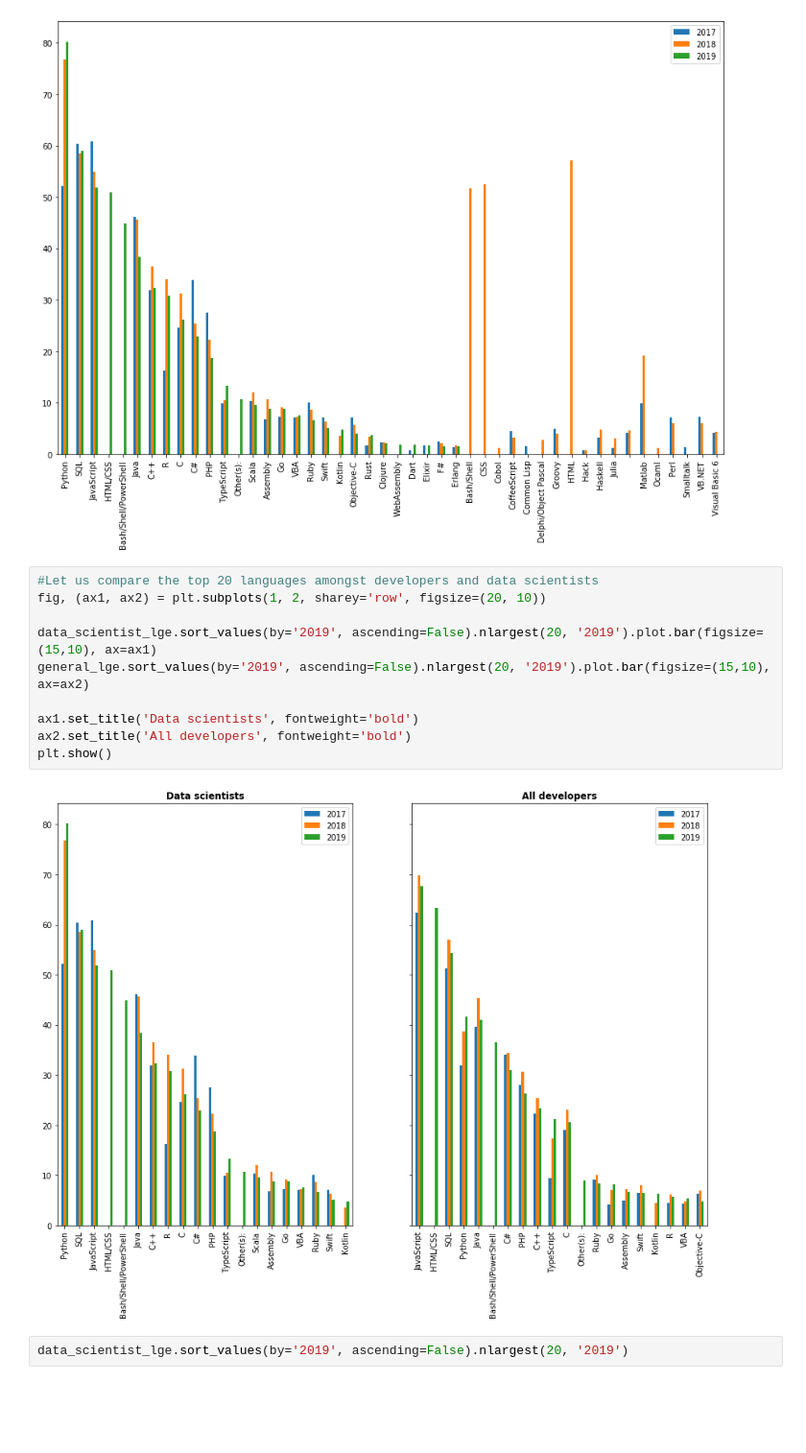
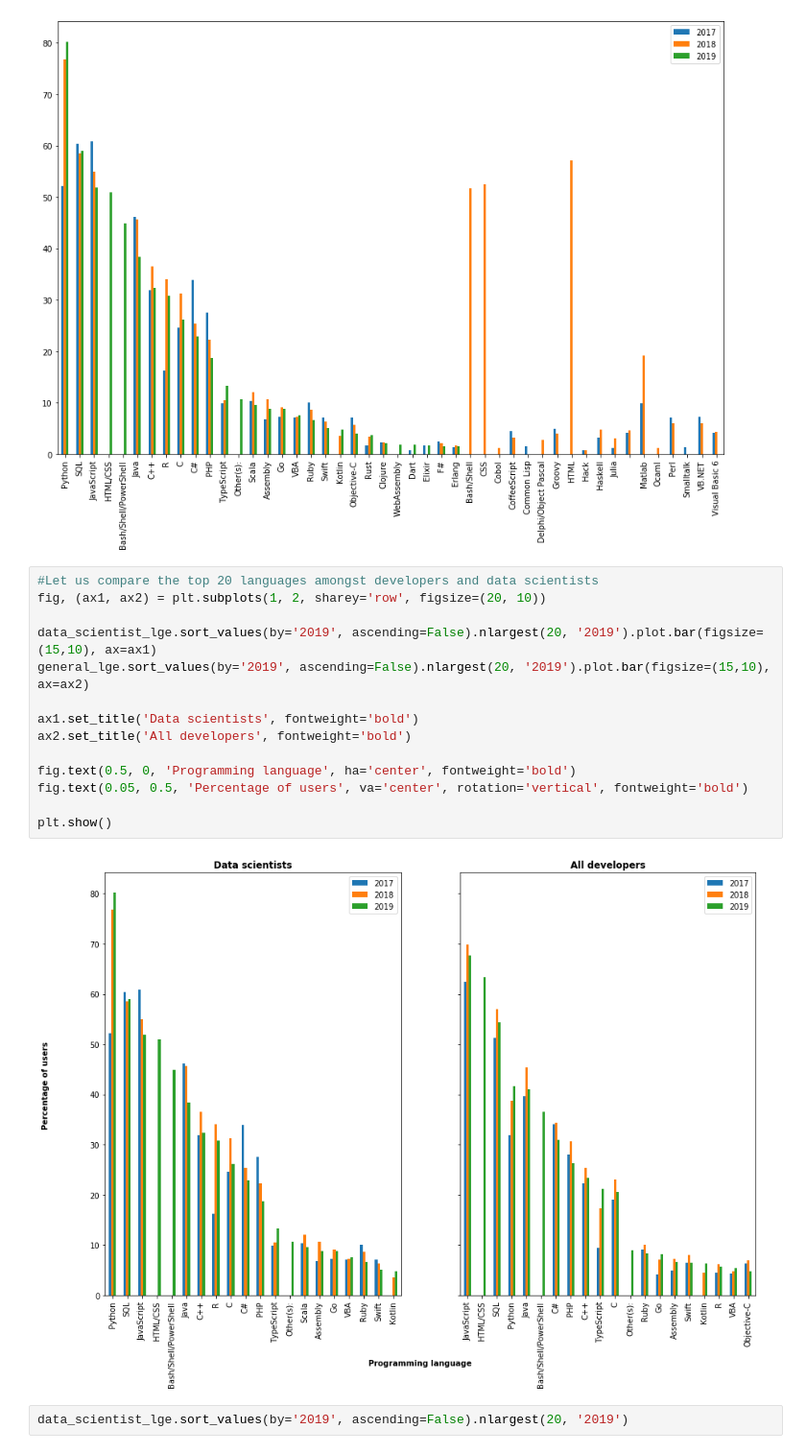
Before and after one commit to jackbot71/stack_overflow_2019, a Jupyter notebook: Stack_Overflow_Over_The_Years.ipynb, the cells around one changed output. Shown at 96% size. Cells and saved outputs as stored; diff of their text form; blank space fills up the shorter version.

```diff
--- a/Stack_Overflow_Over_The_Years.ipynb
+++ b/Stack_Overflow_Over_The_Years.ipynb
@@ -561,15 +519,19 @@ data_scientist_lge.sort_values(by='2019', ascending=False).plot.bar(figsize=(15,
 # %%
 #Let us compare the top 20 languages amongst developers and data scientists
 fig, (ax1, ax2) = plt.subplots(1, 2, sharey='row', figsize=(20, 10))
 
 data_scientist_lge.sort_values(by='2019', ascending=False).nlargest(20, '2019').plot.bar(figsize=(15,10), ax=ax1)
 general_lge.sort_values(by='2019', ascending=False).nlargest(20, '2019').plot.bar(figsize=(15,10), ax=ax2)
 
 ax1.set_title('Data scientists', fontweight='bold')
 ax2.set_title('All developers', fontweight='bold')
+
+fig.text(0.5, 0, 'Programming language', ha='center', fontweight='bold')
+fig.text(0.05, 0.5, 'Percentage of users', va='center', rotation='vertical', fontweight='bold')
+
 plt.show()
 # %% [output]
-[figure, old version]
+[figure, new version]
 # %%
 data_scientist_lge.sort_values(by='2019', ascending=False).nlargest(20, '2019')
 # %% [output]
```
Also changed, not shown: parts of 13 cells of this notebook.
